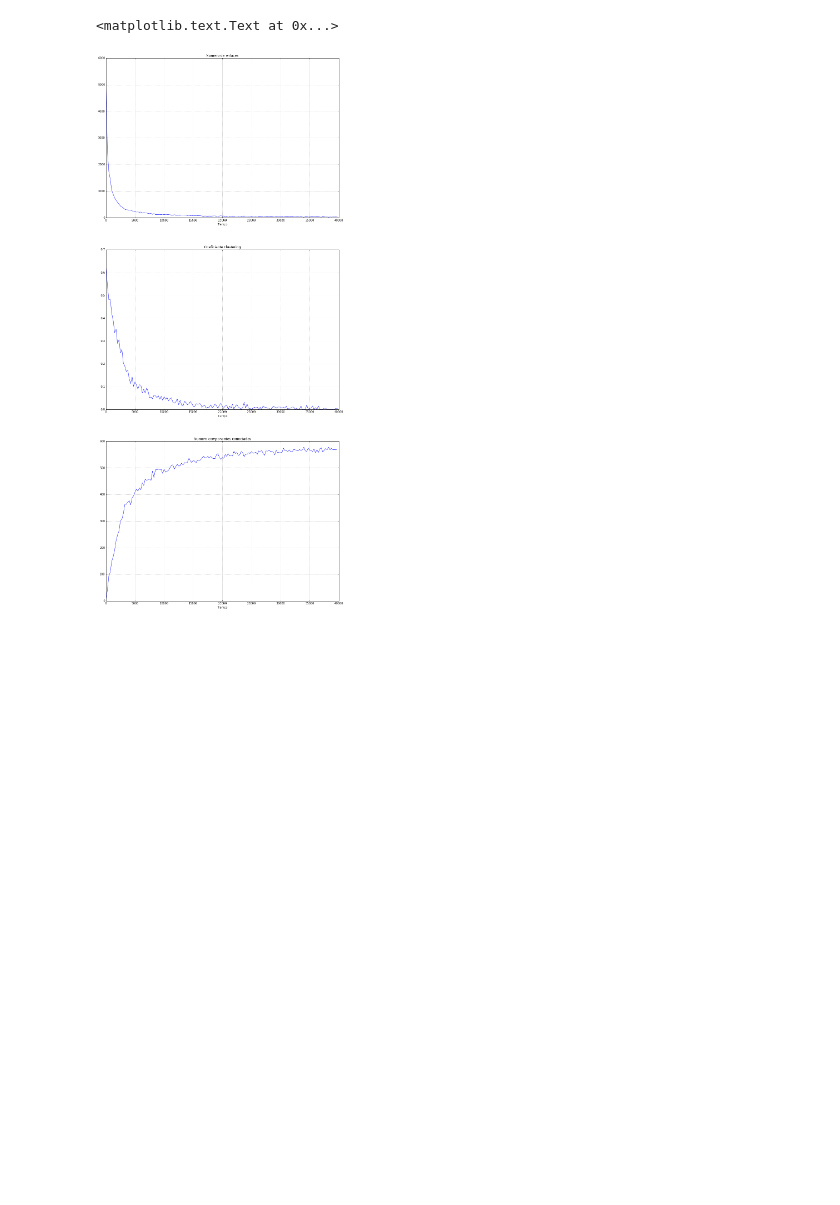
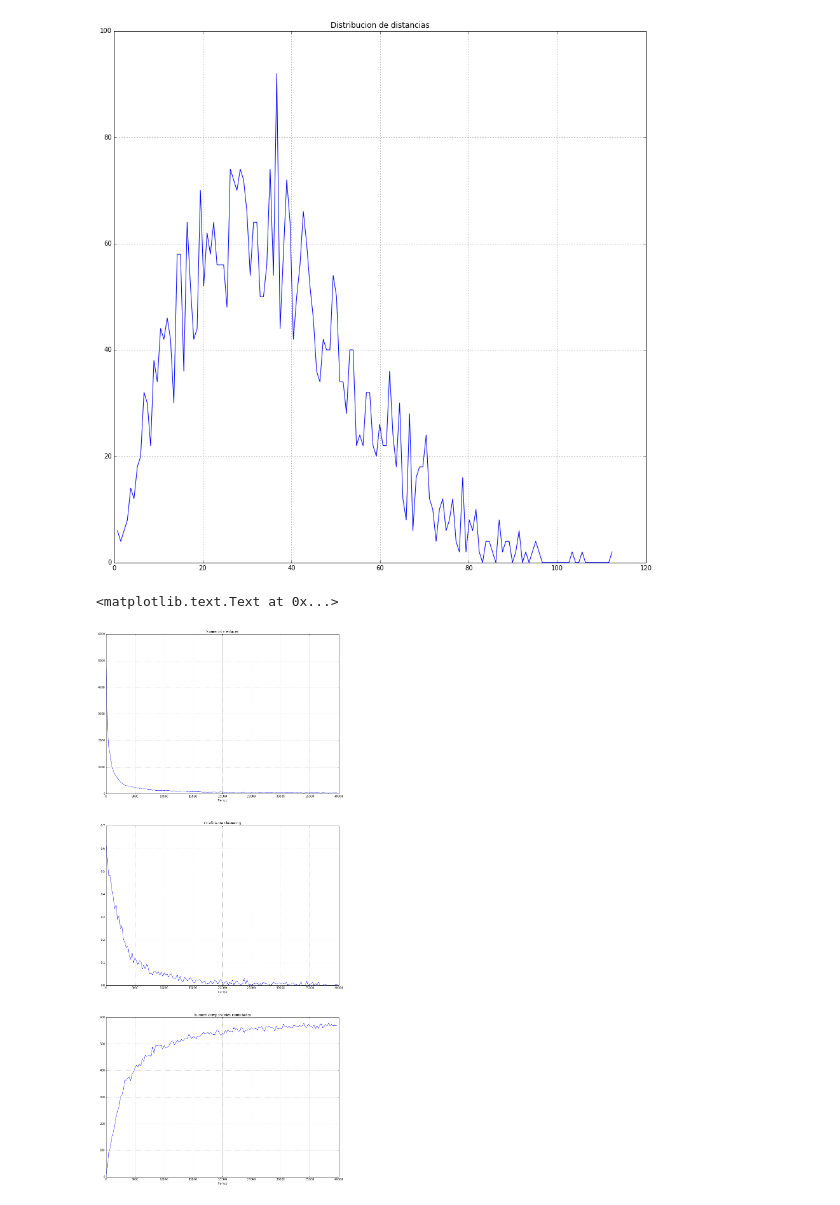
Before and after one commit to martinzh/CollectiveDynamics.jl, a Jupyter notebook: DataAnalysis.ipynb, the cells around one changed output. Drawn from its saved outputs; the diff is of its cells as text; code cells hidden in the pictures; blank space fills up the shorter version.

```diff
--- a/DataAnalysis.ipynb
+++ b/DataAnalysis.ipynb
@@ -85,3 +46,68 @@ plt.ylabel('Y')
+# %%
+# Calcula distribucion de distancias y genera adjacencias
+
+r0 = 4.0
+
+fig = plt.figure(figsize=(15,15), dpi = 300)
+
+t = 100 #paso de tiempo
+
+ruta_dist = path + "dists/" + repr(t) + ".txt"
+dists = open(ruta_dist, 'rb')
+
+num_bin = 150.
+
+bins = arange(1,num_bin+1)
+
+DD = []
+
+hist = zeros(num_bin)
+
+#print hist
+
+j = 0
+
+for line in dists.readlines():
+
+    vals = line.split()
+
+    for k in range(len(vals)-j):
+
+        DD.append(float(vals[k]))
+
+    j += 1
+
+DD.sort()
+
+#print DD[0]
+#print len(DD)
+
+epsilon = DD[-1]/num_bin
+
+for dist in DD:
+
+    b = dist/epsilon
+
+    if b>0: hist[int(b-1)] += 1.
+
+#print hist
+
+#print DD[-1]
+#print len(DD)
+#print DD[0]
+#print DD[len(DD)-1]
+
+#print bins
+#print epsilon*bins
+
+plt.plot(epsilon*bins,hist)
+plt.title('Distribucion de distancias');
+plt.grid(True)
+
+
+#print epsilon
+# %% [output]
+[figure, added]
 # %%
 #print R
 
```
Also changed, not shown: parts of 3 cells of this notebook, 2 other files.
